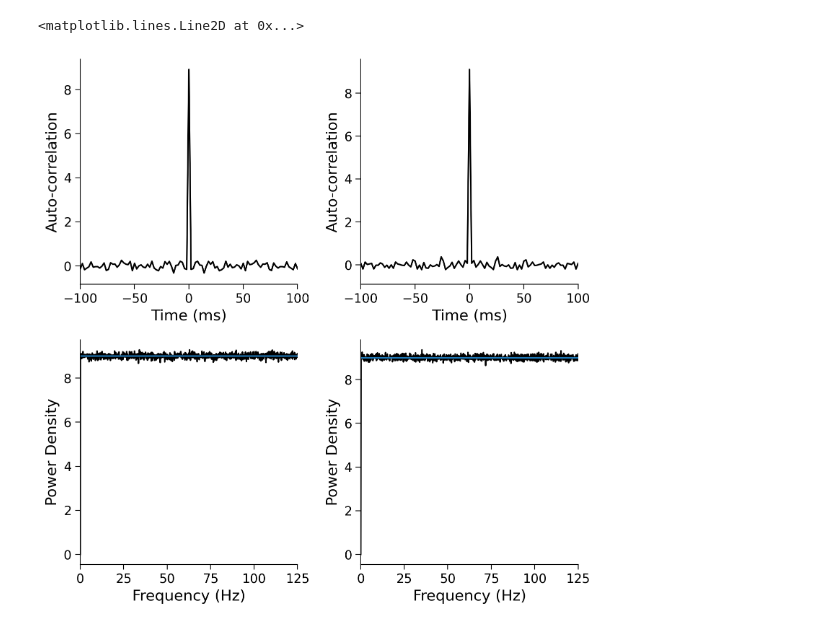
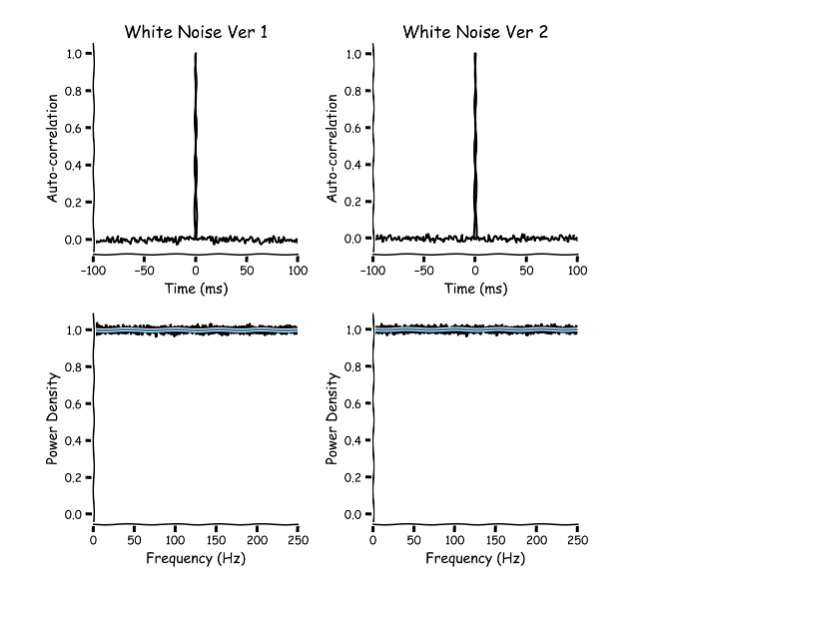
Before and after one commit to Yu-AngCheng/JC, a Jupyter notebook: Theoretical Neuroscience/Ch1.ipynb, the cells around one changed output. Saved outputs shown, nothing was run; the diff lists cells and outputs as text; code cells hidden in the pictures; blank space fills up the shorter version.

```diff
--- a/Theoretical Neuroscience/Ch1.ipynb
+++ b/Theoretical Neuroscience/Ch1.ipynb
@@ -206,31 +215,35 @@ with plt.xkcd():
 # %%
-dt = 2
+# Generate white noise
+dt = 1
 T = 10000
 t = np.arange(0, T, dt)
-sigma = 3
+sigma = 1
 n_samples = 10000
 mu = np.zeros(len(t))
 cxx = np.identity(len(t))*sigma**2/dt
 R = cholesky(cxx)
 white_noise_1 = rng.standard_normal((n_samples, len(t))) @ R
 time = np.arange(-T+dt,T,dt)
-auto_corr_1 = cross_corr(white_noise_1[0], white_noise_1[0]).astype(np.float64)
+auto_corr_1 = np.correlate(white_noise_1[0], white_noise_1[0], mode='full')
 white_noise_2 = rng.normal(loc=0,scale=sigma/np.sqrt(dt),size=(n_samples, len(t)))
-auto_corr_2 = cross_corr(white_noise_2[0], white_noise_2[0]).astype(np.float64)
+auto_corr_2 = np.correlate(white_noise_2[0], white_noise_2[0], mode='full')
 f, psd_1 = periodogram(white_noise_1, fs=1/dt*1000)
 f, psd_2 = periodogram(white_noise_2, fs=1/dt*1000)
 
-fig, ax = plt.subplots(2, 2, figsize=(8, 8))
-plt.sca(ax[0,0])
-plot_autocorr(time, auto_corr_1/len(t)*dt)
-plt.sca(ax[0,1])
-plot_autocorr(time, auto_corr_2/len(t)*dt)
-plt.sca(ax[1,0])
-plot_psd(f, np.mean(psd_1,axis=0)/2*1000)
-plt.axhline(sigma**2)
-plt.sca(ax[1,1])
-plot_psd(f, np.mean(psd_2,axis=0)/2*1000)
-plt.axhline(sigma**2)
+with plt.xkcd():
+    fig, ax = plt.subplots(2, 2, figsize=(8, 8))
+    plt.sca(ax[0,0])
+    plot_autocorr(time, auto_corr_1/len(t)*dt)
+    plt.title("White Noise Ver 1")
+    plt.sca(ax[0,1])
+    plot_autocorr(time, auto_corr_2/len(t)*dt)
+    plt.title("White Noise Ver 2")
+    plt.sca(ax[1,0])
+    plot_psd(f, np.mean(psd_1,axis=0)/2*1000)
+    plt.axhline(sigma**2)
+    plt.sca(ax[1,1])
+    plot_psd(f, np.mean(psd_2,axis=0)/2*1000)
+    plt.axhline(sigma**2)
+    plt.show
 # %% [output]
-<matplotlib.lines.Line2D at 0x...>
-[figure, old version]
+[figure, new version]
```
Also changed, not shown: parts of 10 cells of this notebook.
